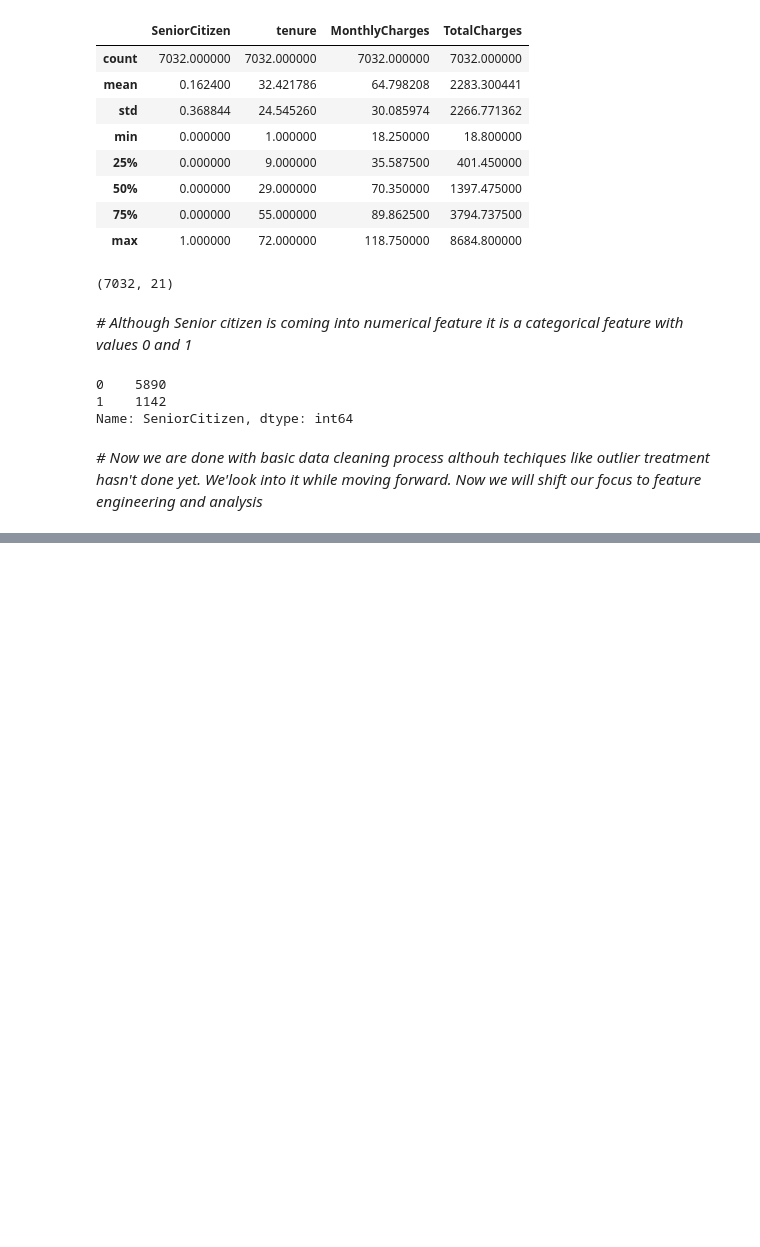
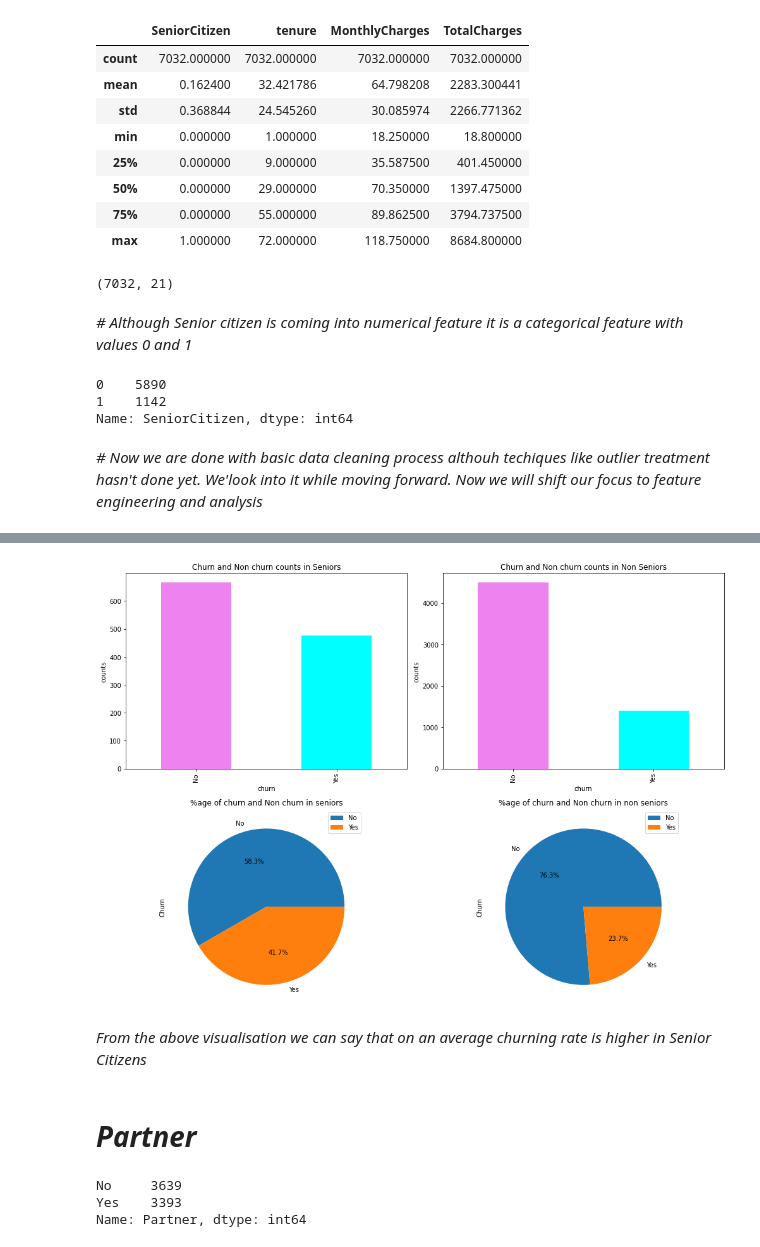
Before and after one commit to gupta4327/telecomChurnPredictionmodel, a Jupyter notebook: Telecom_churn_prediction.ipynb, the cells around one changed output, grey strips where cells are left out. Drawn from its saved outputs; the diff is of its cells as text; code cells hidden in the pictures; blank space fills up the shorter version.

```diff
--- a/Telecom_churn_prediction.ipynb
+++ b/Telecom_churn_prediction.ipynb
@@ -206,0 +275,35 @@ Name: SeniorCitizen, dtype: int64
+# %%
+ #checking if senior citizens have high churning rate
+ #segregating senior citizen
+counts_senior = dataset[dataset['SeniorCitizen']==1]['Churn'].value_counts().sort_index()
+#segregating non senior citizens
+counts_nonsenior = dataset[dataset['SeniorCitizen']==0]['Churn'].value_counts().sort_index()
+fig, ax = plt.subplots(2,2, figsize=(14,10))
+#barplots
+counts_senior.plot.bar(ax = ax[0,0],color=['violet', 'cyan'])
+ax[0,0].set_title('Churn and Non churn counts in Seniors')
+ax[0,0].set(ylabel = 'counts', xlabel='churn')
+counts_nonsenior.plot.bar(ax = ax[0,1],color=['violet', 'cyan'])
+ax[0,1].set_title('Churn and Non churn counts in Non Seniors')
+ax[0,1].set(ylabel = 'counts', xlabel='churn')
+#pieplots
+counts_senior.plot.pie(ax = ax[1,0], autopct = '%1.1f%%')
+ax[1,0].set_title('%age of churn and Non churn in seniors')
+counts_nonsenior.plot.pie(ax = ax[1,1],autopct = '%1.1f%%')
+ax[1,1].set_title('%age of churn and Non churn in non seniors')
+ax[1,0].legend()
+ax[1,1].legend()
+fig.tight_layout()
+# %% [output]
+[figure, added]
+# %% [markdown]
+*From the above visualisation we can say that on an average churning rate is higher in Senior Citizens*
+# %% [markdown]
+# *Partner*
+# %%
+#checking for unique values and counts of feature
+dataset['Partner'].value_counts()
+# %% [output]
+No     3639
+Yes    3393
+Name: Partner, dtype: int64
```
Also changed, not shown: parts of 28 cells of this notebook.
